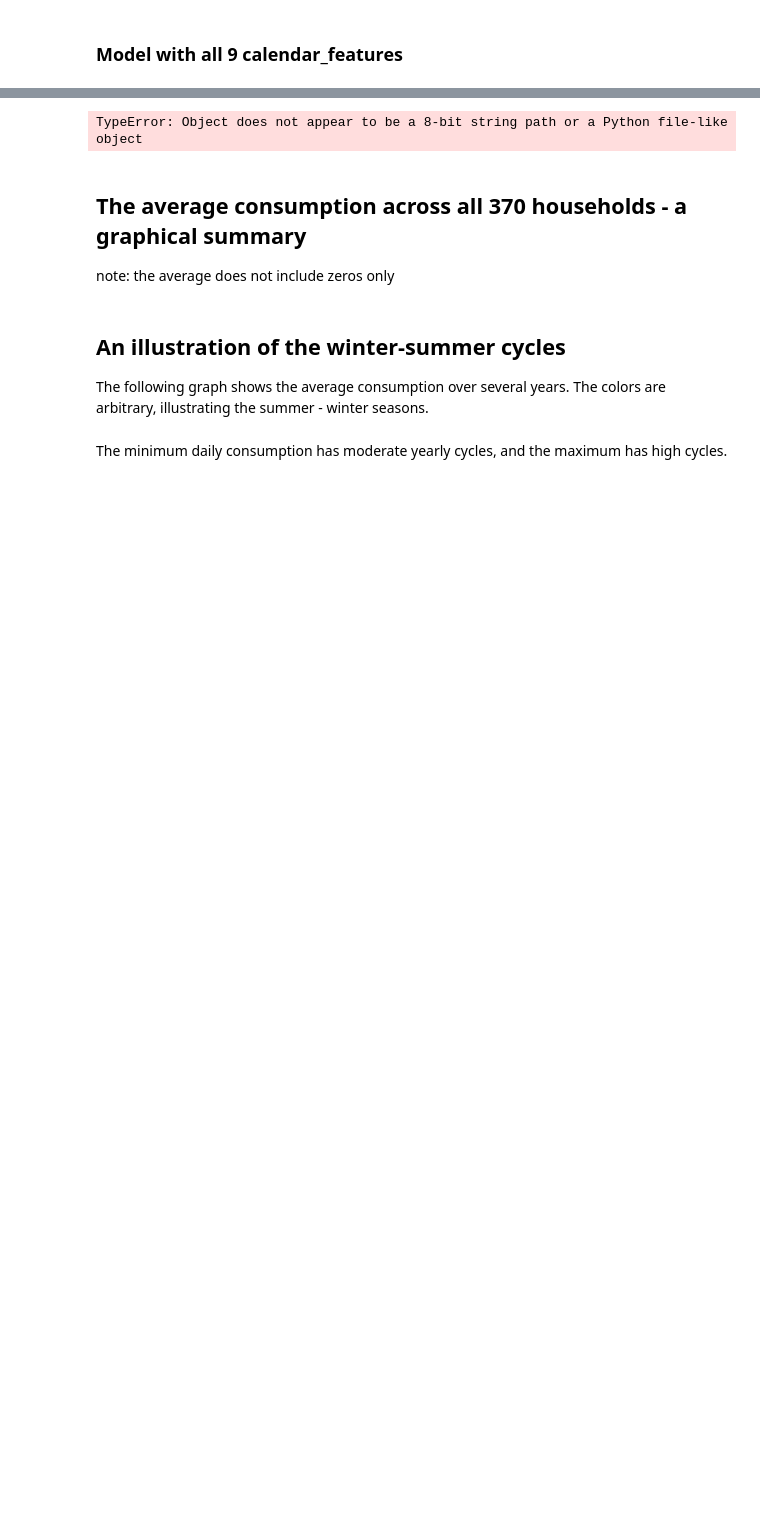
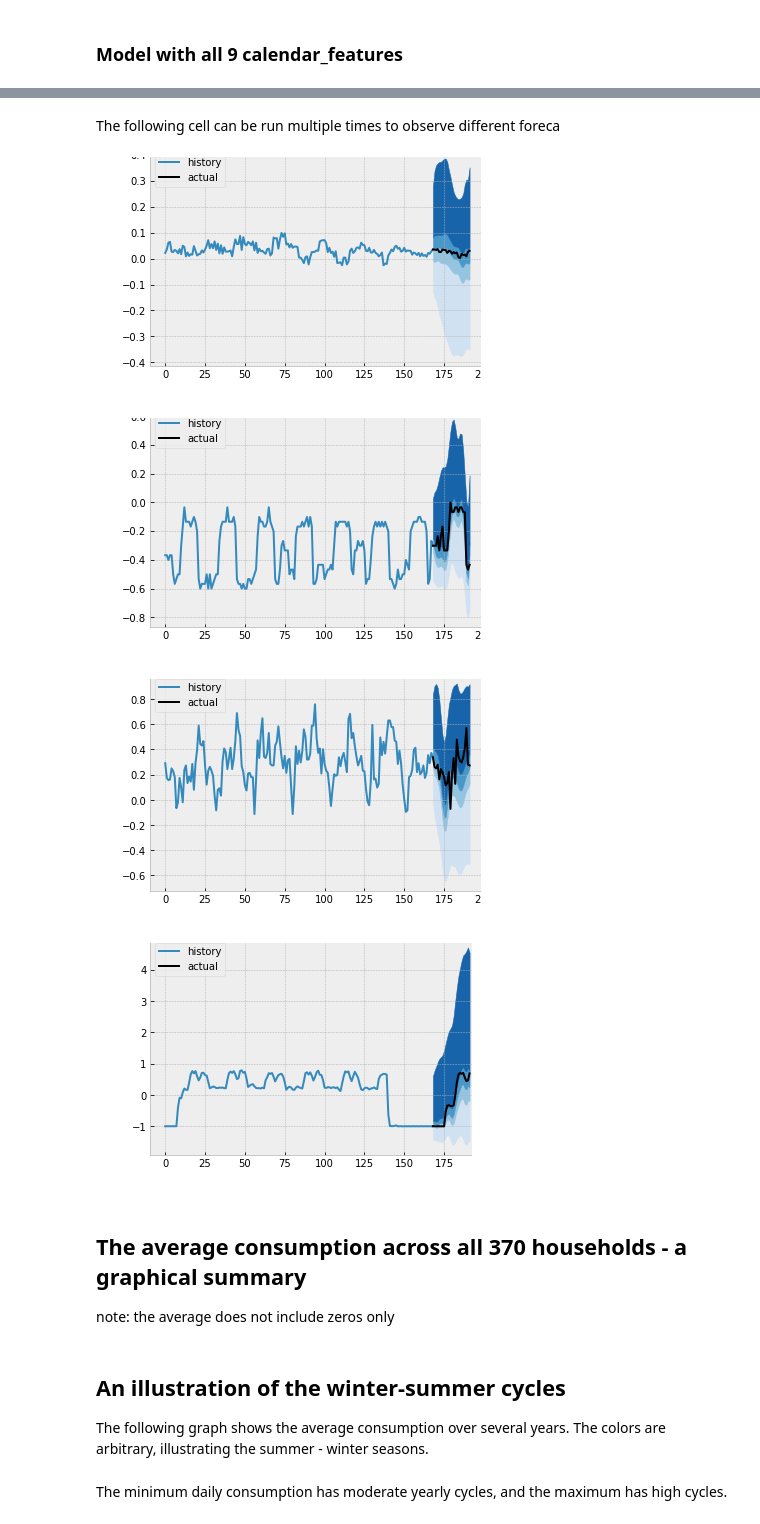
Before and after one commit to Erannir/MQRNN, a Jupyter notebook: MQRNN.ipynb, the cells around one changed output, grey strips where cells are left out. Drawn from its saved outputs; the diff is of its cells as text; code cells hidden in the pictures; blank space fills up the shorter version.

```diff
--- a/MQRNN.ipynb
+++ b/MQRNN.ipynb
@@ -66,13 +76,15 @@ MODEL_DIR.mkdir(exist_ok=True)
 GRAPH_DIR.mkdir(exist_ok=True)
 # %% [markdown]
 ### Model with all 9 calendar_features
+# %%
+# Load and init all data and model objects
+train_loader, val_loader, test_loader = retrieve_data(samples=samples, batch_size=batch_size)
+model = MQRNN(input_size, embed_size, hidden_size, context_size, horizon, quantiles)
+estimator = Estimator(batch_size=batch_size, quantiles=quantiles)
 # %%
-train_loader, val_loader, test_loader = retrieve_data(samples=samples)
-model = MQRNN(input_size, embed_size, hidden_size, context_size, horizon, quantiles)
-
-optimizer = optim.Adam(model.parameters(), lr=0.01, betas=(0.9, 0.999), eps=1e-08, weight_decay=0, amsgrad=False)
-scheduler = optim.lr_scheduler.ReduceLROnPlateau(optimizer, mode='min',patience=4, factor=0.1, verbose=True)
-
-estimator = Estimator(batch_size=batch_size, quantiles=quantiles)
-estimator.train(model, train_loader, val_loader, optimizer, scheduler, epochs=epochs)
+# Init training modules and run training
+if train:
+    optimizer = optim.Adam(model.parameters(), lr=0.01, betas=(0.9, 0.999), eps=1e-08, weight_decay=0, amsgrad=False)
+    scheduler = optim.lr_scheduler.ReduceLROnPlateau(optimizer, mode='min',patience=4, factor=0.1, verbose=True)
+    estimator.train(model, train_loader, val_loader, optimizer, scheduler, epochs=epochs)
 # %% [output]
@@ -81,0 +111,4 @@ estimator.train(model, train_loader, val_loader, optimizer, scheduler, epochs=ep
+# %%
+if not train:
+    model.load_state_dict(torch.load('models\example'))
+model.eval()
@@ -92,28 +133,20 @@ torch.save(model.state_dict(), pathlib.Path("models").joinpath("epoch_{0}_loss_{
 # %%
 dataiter = iter(test_loader)
 enc_data, dec_data = dataiter.next()
-estimator.forcast(model, enc_data, dec_data, quantiles = quantiles, input_size = 1)
+axes = estimator.forcast(model, enc_data, dec_data, input_size=1, plot=True)
-# %%
-import matplotlib.image as mpimg
-import matplotlib.pyplot as plt
-
-img1=mpimg.imread( pathlib.Path(GRAPH_DIR).joinpath(str(1)+".png"))
-img2=mpimg.imread( pathlib.Path(GRAPH_DIR).joinpath(str(2)+".png"))
-img3=mpimg.imread( pathlib.Path(GRAPH_DIR).joinpath(str(3)+".png"))
-img4=mpimg.imread( pathlib.Path(GRAPH_DIR).joinpath(str(4)+".png"))
-
-fig, ((ax1, ax2), (ax3, ax4)) = plt.subplots(2, 2,figsize=(14,8))
-fig.tight_layout()
-ax1.imshow(img1)
-ax1.axis("off")
-ax2.imshow(img2)
-ax2.axis("off")
-ax3.imshow(img3)
-ax3.axis("off")
-ax4.imshow(img4)
-ax4.axis("off")
-# %% [output]
-TypeError: Object does not appear to be a 8-bit string path or a Python file-like object
+# %% [markdown]
+The following cell can be run multiple times to observe different foreca
+# %%
+samples = random.sample(range(0, 32), 4)
+for i in range(4):
+    fig = plt.figure(figsize=(15,8))
+    move_axes(axes[samples[i]], fig, 111)
+    plt.show()
+# %% [output]
+[figure, added]
+[figure, added]
+[figure, added]
+[figure, added]
 # %% [markdown]
 ## The average consumption across all 370 households - a graphical summary
 
```
Also changed, not shown: parts of 11 cells of this notebook, 17 other files.
